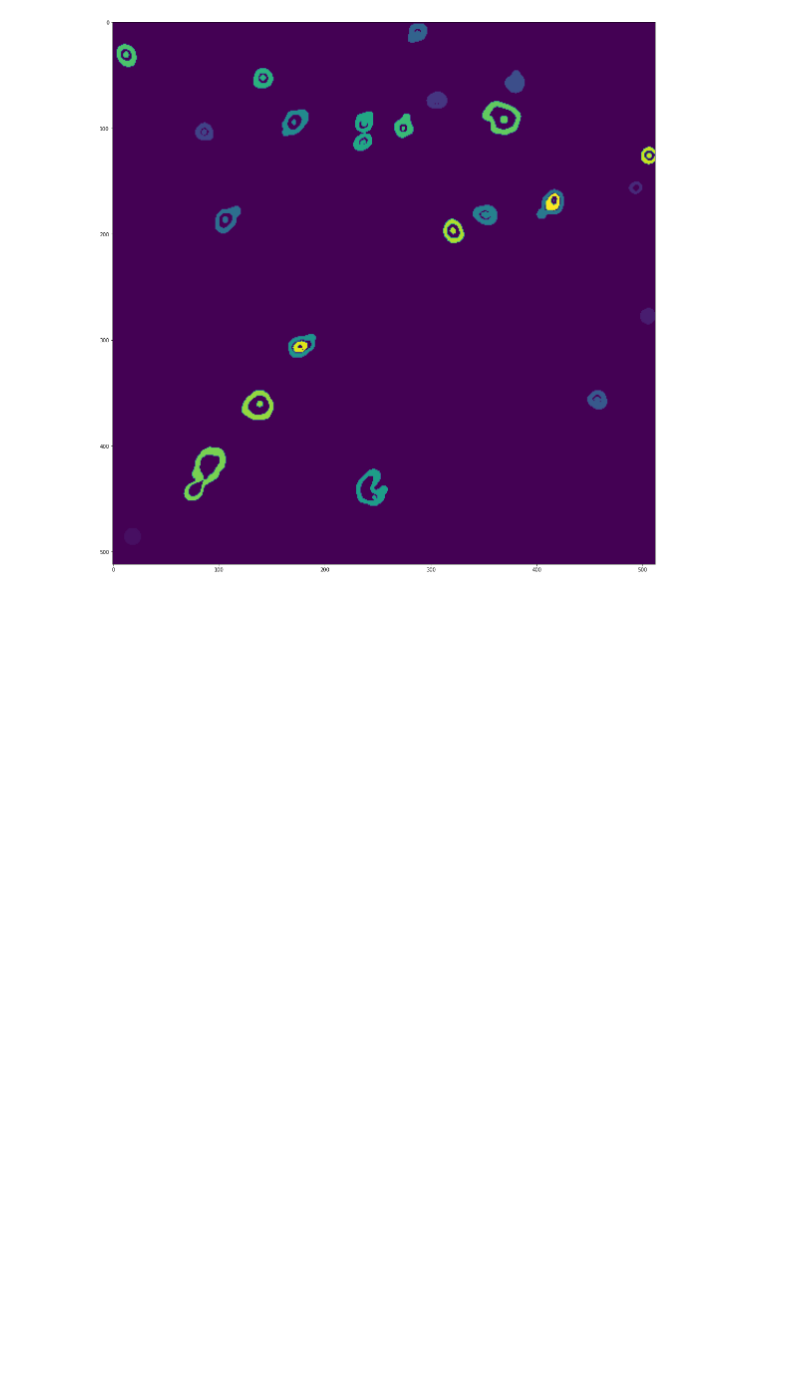
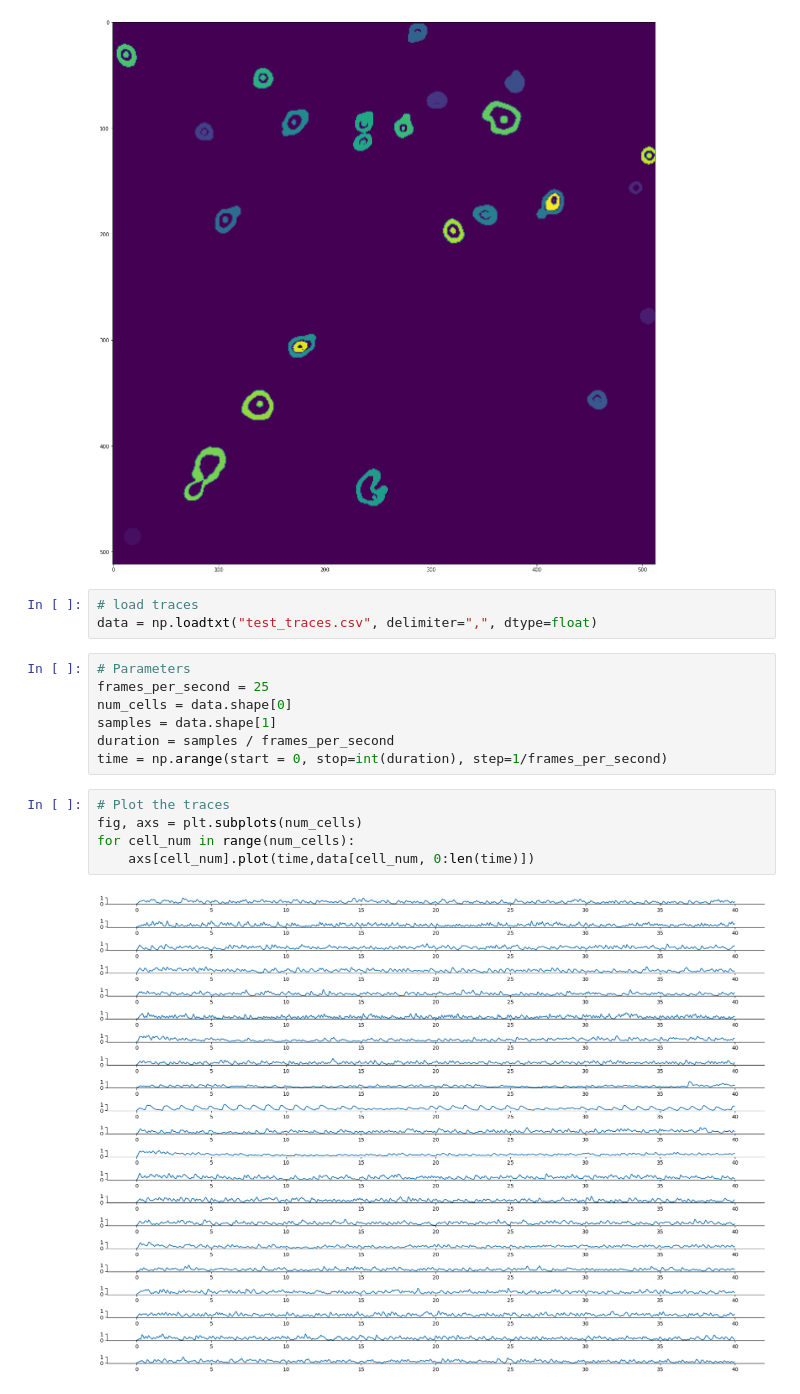
Before and after one commit to rdiazrincon/VTA_SNc, a Jupyter notebook: exploring_cells.ipynb, the cells around one changed output. Drawn from its saved outputs; the diff is of its cells as text; blank space fills up the shorter version.

```diff
--- a/exploring_cells.ipynb
+++ b/exploring_cells.ipynb
@@ -56,3 +57,20 @@ plt.show()
 # %% [output]
 25
 [figure]
+# %%
+# load traces
+data = np.loadtxt("test_traces.csv", delimiter=",", dtype=float)
+# %%
+# Parameters
+frames_per_second = 25
+num_cells = data.shape[0]
+samples = data.shape[1]
+duration = samples / frames_per_second
+time = np.arange(start = 0, stop=int(duration), step=1/frames_per_second)
+# %%
+# Plot the traces
+fig, axs = plt.subplots(num_cells)
+for cell_num in range(num_cells):
+    axs[cell_num].plot(time,data[cell_num, 0:len(time)])
+# %% [output]
+[figure, added]
```
Also changed, not shown: parts of 4 cells of this notebook, 1 other file.
